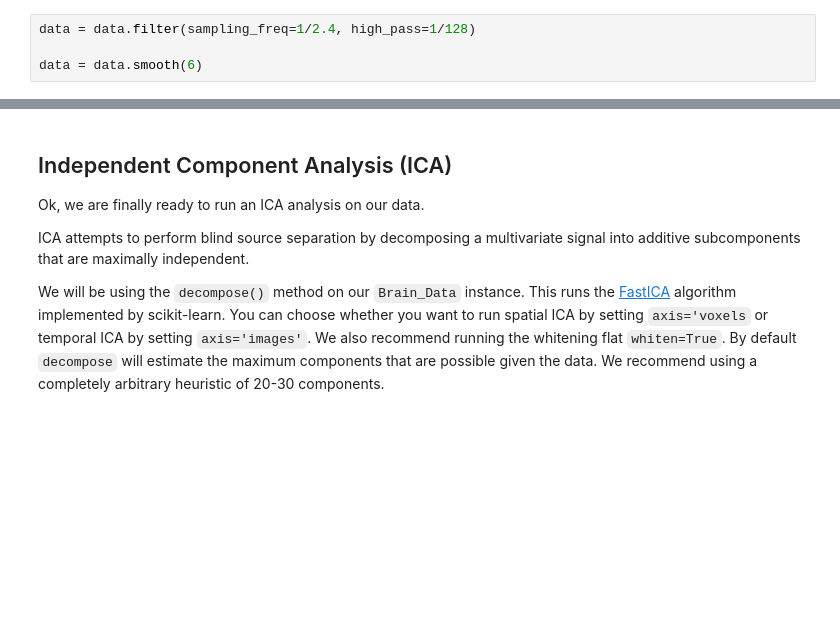
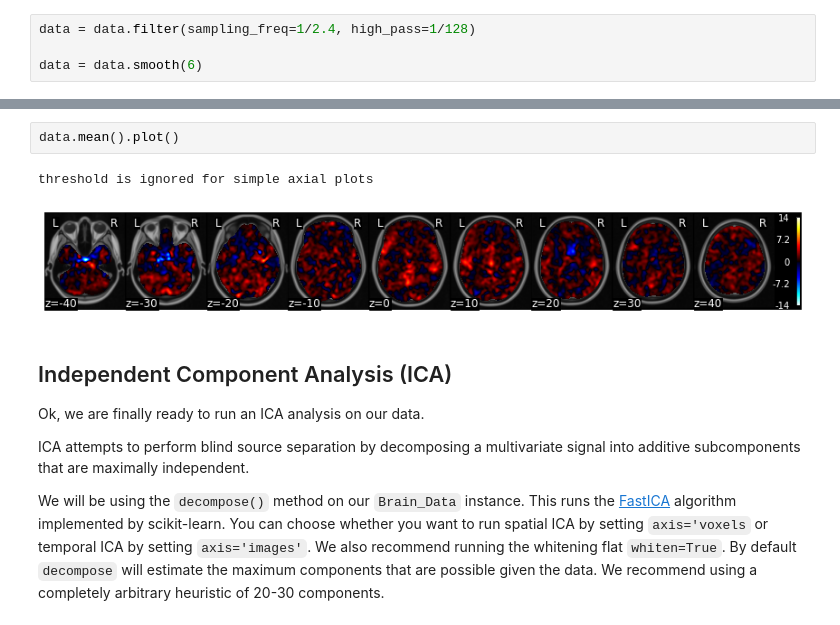
Before and after one commit to ljchang/dartbrains, a Jupyter notebook: content/features/notebooks/4_ICA.ipynb, the cells around one changed output, grey strips where cells are left out. Cells and saved outputs as stored; diff of their text form; blank space fills up the shorter version.

```diff
--- a/content/features/notebooks/4_ICA.ipynb
+++ b/content/features/notebooks/4_ICA.ipynb
@@ -59,3 +75,8 @@ data = data.smooth(6)
+# %%
+data.mean().plot()
+# %% [output]
+threshold is ignored for simple axial plots
+[figure, added]
 # %% [markdown]
 ## Independent Component Analysis (ICA)
 Ok, we are finally ready to run an ICA analysis on our data.
```
Also changed, not shown: parts of 5 cells of this notebook, 19 other files.
